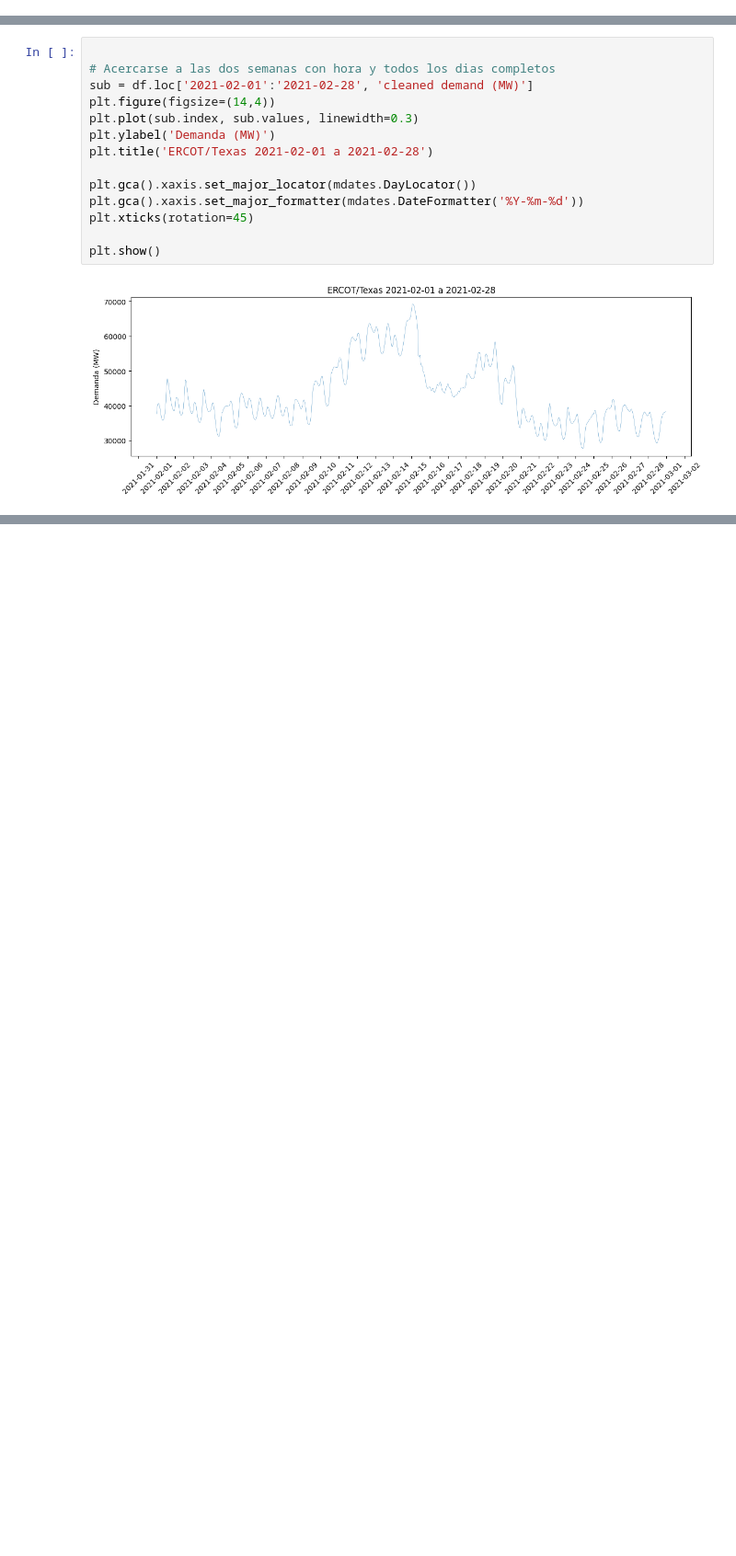
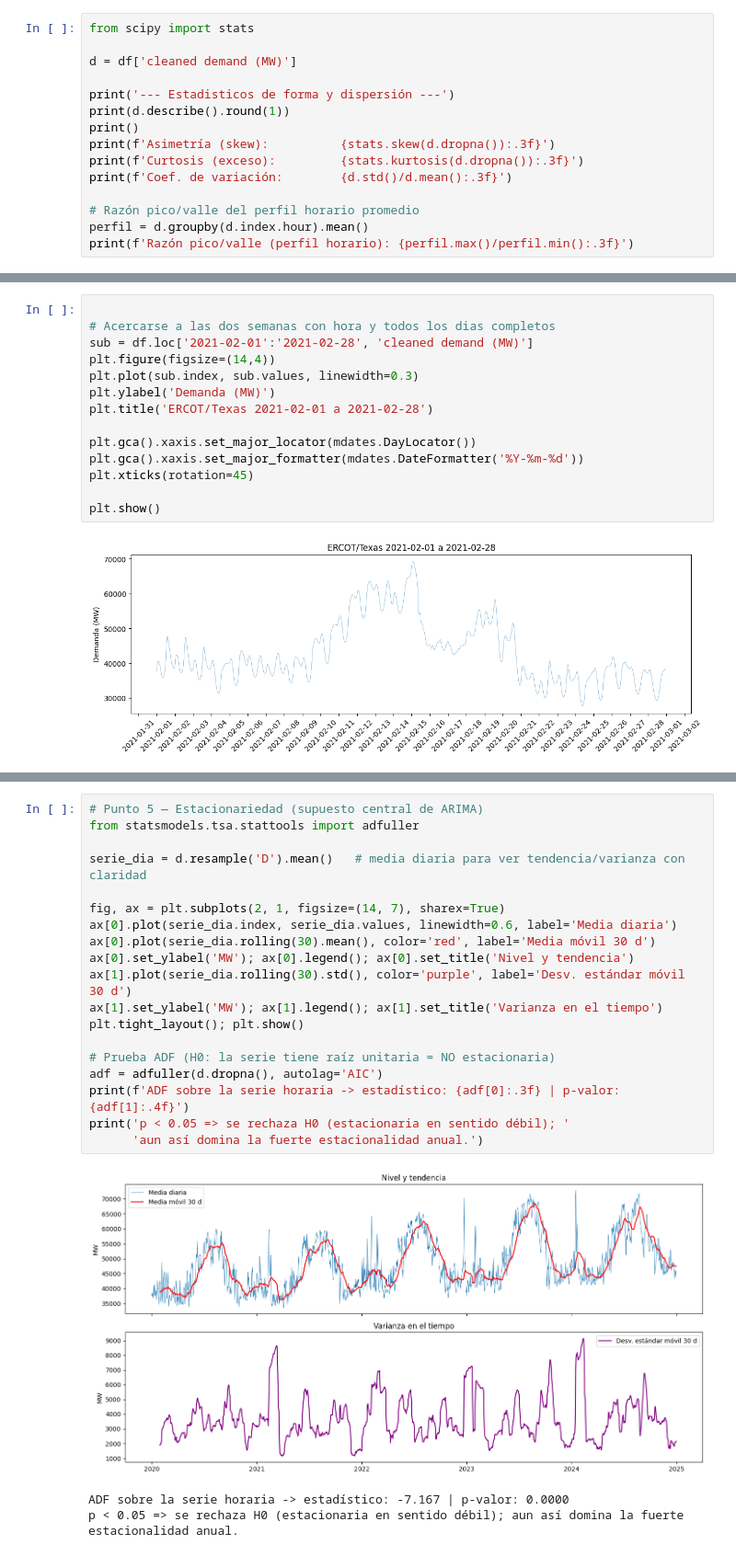
Before and after one commit to Arvo27/Electricity-Demand-Forecasting-Numerical-Methods-vs-Neural-Networks, a Jupyter notebook: Electricity_Demand.ipynb, the cells around one changed output, grey strips where cells are left out. Shown at 92% size. Drawn from its saved outputs; the diff is of its cells as text; blank space fills up the shorter version.

```diff
--- a/Electricity_Demand.ipynb
+++ b/Electricity_Demand.ipynb
@@ -63,0 +90,15 @@ Algo a tener en cuenta, en los datos se revela que a partir del 2021-02-09 se ob
+# %%
+from scipy import stats
+
+d = df['cleaned demand (MW)']
+
+print('--- Estadisticos de forma y dispersión ---')
+print(d.describe().round(1))
+print()
+print(f'Asimetría (skew):          {stats.skew(d.dropna()):.3f}')
+print(f'Curtosis (exceso):         {stats.kurtosis(d.dropna()):.3f}')
+print(f'Coef. de variación:        {d.std()/d.mean():.3f}')
+
+# Razón pico/valle del perfil horario promedio
+perfil = d.groupby(d.index.hour).mean()
+print(f'Razón pico/valle (perfil horario): {perfil.max()/perfil.min():.3f}')
@@ -118,0 +308,23 @@ plt.show()
+# %%
+# Punto 5 — Estacionariedad (supuesto central de ARIMA)
+from statsmodels.tsa.stattools import adfuller
+
+serie_dia = d.resample('D').mean()   # media diaria para ver tendencia/varianza con claridad
+
+fig, ax = plt.subplots(2, 1, figsize=(14, 7), sharex=True)
+ax[0].plot(serie_dia.index, serie_dia.values, linewidth=0.6, label='Media diaria')
+ax[0].plot(serie_dia.rolling(30).mean(), color='red', label='Media móvil 30 d')
+ax[0].set_ylabel('MW'); ax[0].legend(); ax[0].set_title('Nivel y tendencia')
+ax[1].plot(serie_dia.rolling(30).std(), color='purple', label='Desv. estándar móvil 30 d')
+ax[1].set_ylabel('MW'); ax[1].legend(); ax[1].set_title('Varianza en el tiempo')
+plt.tight_layout(); plt.show()
+
+# Prueba ADF (H0: la serie tiene raíz unitaria = NO estacionaria)
+adf = adfuller(d.dropna(), autolag='AIC')
+print(f'ADF sobre la serie horaria -> estadístico: {adf[0]:.3f} | p-valor: {adf[1]:.4f}')
+print('p < 0.05 => se rechaza H0 (estacionaria en sentido débil); '
+      'aun así domina la fuerte estacionalidad anual.')
+# %% [output]
+[figure, added]
+ADF sobre la serie horaria -> estadístico: -7.167 | p-valor: 0.0000
+p < 0.05 => se rechaza H0 (estacionaria en sentido débil); aun así domina la fuerte estacionalidad anual.
```
Also changed, not shown: parts of 15 cells of this notebook.
